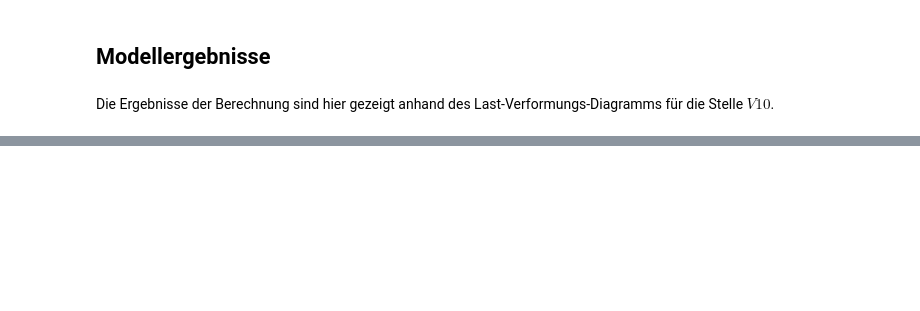
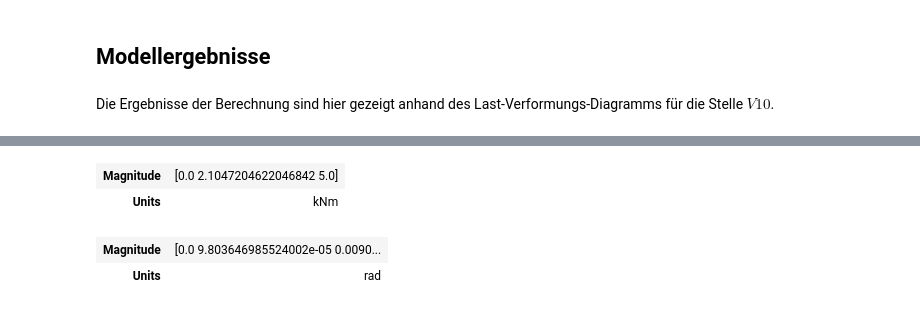
Before and after one commit to PascalGitz/masterthesis, a Jupyter notebook: doc/A3_Versuch_Thoma.ipynb, the cells around one changed output, grey strips where cells are left out. Drawn from its saved outputs; the diff is of its cells as text; code cells hidden in the pictures; blank space fills up the shorter version.

```diff
--- a/doc/A3_Versuch_Thoma.ipynb
+++ b/doc/A3_Versuch_Thoma.ipynb
@@ -602,23 +661,20 @@ fig_res_V10
 # %%
-t_sup = 2 * c_nom + diam_s
-t_inf = t_sup
+m_xy_II = 50*un.kNm/un.m
 
-d_v = h - (t_sup + t_inf) / 2
-a_s
-E_s
-
-m_xy = 10*un.kNm/un.m
-
-eta = E_s / E_c
+n = E_s / E_c
 A_c = (h * b_w).to(un.mm**2)
 A_s = a_s *b_w
 rho_x = (A_s / A_c).to(un.percent)
 rho_y = rho_x
-tau = (m_xy / (d_v*t_inf)).to(un.N/un.mm**2)
-eps_1 = (tau / E_s * ((1+eta*rho_x) * ((1+eta*rho_y)/(rho_x**3 * rho_y *(1+eta*rho_x)))**(1/4) + (1+eta*rho_y) * ((1+eta*rho_x)/(rho_y**3 * rho_x *(1+eta*rho_y)))**(1/4))).to(un.permille)
 
-eps_xx = (tau / E_s * ((1+eta*rho_y)/(rho_x**3 * rho_y *(1+eta*rho_x)))**(1/4)).to(un.permille)
-put_out(symbolic=True, rows = 1)
+tau_xy_y = (m_xy_II / (d_v*t_inf)).to(un.N/un.mm**2)
+
+f_sy
+
+gamma_xy_II_sup = 2*(tau_xy_y / E_s *(np.sqrt((1+n *rho_x) *(1+n*rho_y)/(rho_x*rho_y)) + n)).to(un.rad)
+gamma_xy_II_inf = gamma_xy_II_sup
+
+put_out(symbolic=True, rows = 1, precision=4)
 # %% [output]
 $$
 \begin{aligned}
@@ -657,0 +706,13 @@ $$
+# %%
+
+M_x_I = b_w * m_xy_I
+M_x_II = b_w * m_xy_II
+varphi_I = M_x_I / GK_I
+varphi_II = M_x_II / GK_II
+
+
+
+M_x_array = np.array([0, M_x_I.m, M_x_II.m])*un.kNm
+phi_x_array = np.array([0, varphi_I.m, varphi_II.m])*un.rad
+
+plt.plot(phi_x_array, M_x_array )
@@ -657,0 +722,10 @@ $$
+# %%
+M_x_array
+# %% [output]
+| Magnitude | [0.0 2.1047204622046842 5.0] |
+| Units | kNm |
+# %%
+phi_x_array
+# %% [output]
+| Magnitude | [0.0 9.803646985524002e-05 0.0090... |
+| Units | rad |
```
Also changed, not shown: parts of 16 cells of this notebook, 12 other files.
